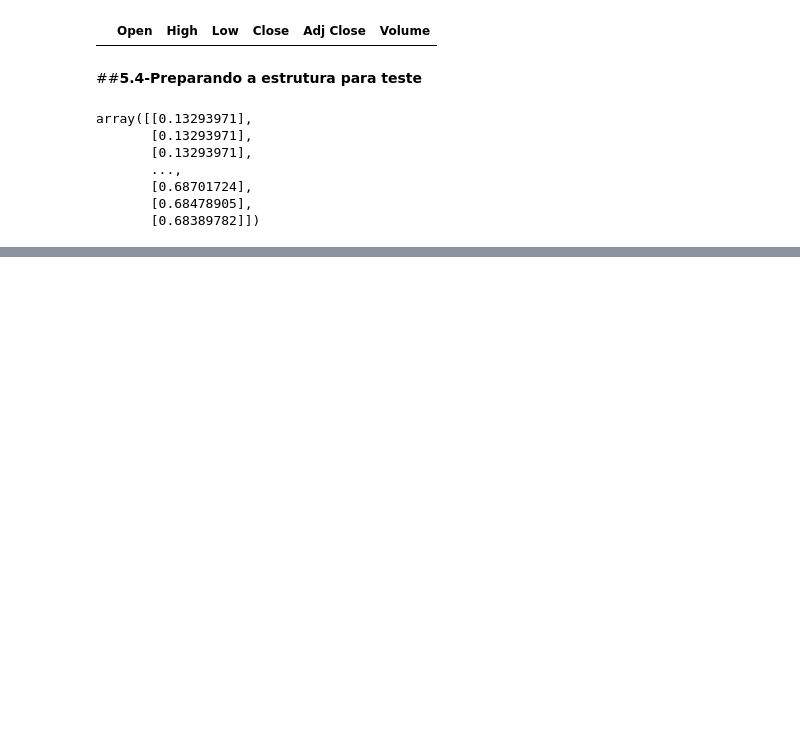
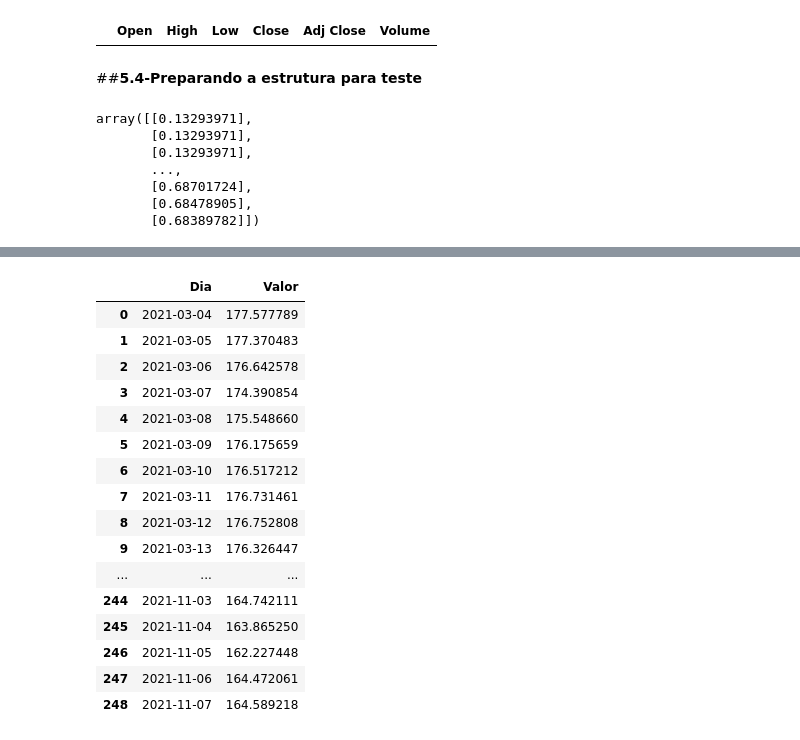
Before and after one commit to claubermartins/Stock-market-prediction-FII, a Jupyter notebook: Stock-market-prediction-FII-HGLG11.ipynb, the cells around one changed output, grey strips where cells are left out. Saved outputs shown, nothing was run; the diff lists cells and outputs as text; code cells hidden in the pictures; blank space fills up the shorter version.

```diff
--- a/Stock-market-prediction-FII-HGLG11.ipynb
+++ b/Stock-market-prediction-FII-HGLG11.ipynb
@@ -438,0 +460,30 @@ df3.describe()
+# %%
+#Gerando o DataFrame de datas com 249 dias
+datas = pd.date_range(start='3/04/2021', periods = 249)
+datas = pd.DataFrame(datas)
+# %%
+#Gerando o DataFrame de previsão com as datas
+prev_dat = pd.DataFrame(previsoes_sem_base_teste)
+# %%
+#Concatenando as previsões
+prev_2021_2022 = pd.concat([datas, prev_dat], axis = 1)
+prev_2021_2022.columns = ['Dia', 'Valor']
+prev_2021_2022
+# %% [output]
+|  | Dia | Valor |
+| 0 | 2021-03-04 | 177.577789 |
+| 1 | 2021-03-05 | 177.370483 |
+| 2 | 2021-03-06 | 176.642578 |
+| 3 | 2021-03-07 | 174.390854 |
+| 4 | 2021-03-08 | 175.548660 |
+| 5 | 2021-03-09 | 176.175659 |
+| 6 | 2021-03-10 | 176.517212 |
+| 7 | 2021-03-11 | 176.731461 |
+| 8 | 2021-03-12 | 176.752808 |
+| 9 | 2021-03-13 | 176.326447 |
+| ... | ... | ... |
+| 244 | 2021-11-03 | 164.742111 |
+| 245 | 2021-11-04 | 163.865250 |
+| 246 | 2021-11-05 | 162.227448 |
+| 247 | 2021-11-06 | 164.472061 |
+| 248 | 2021-11-07 | 164.589218 |
```
Also changed, not shown: parts of 21 cells of this notebook.
